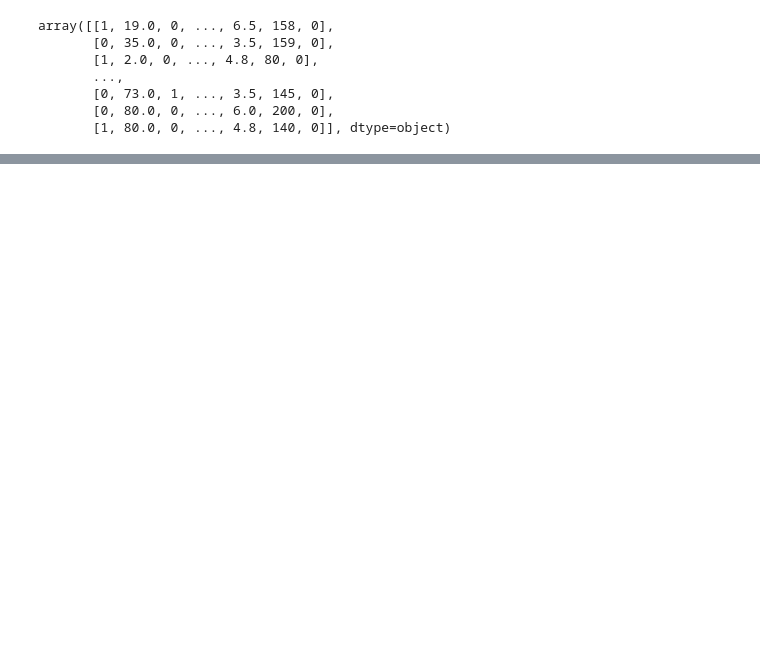
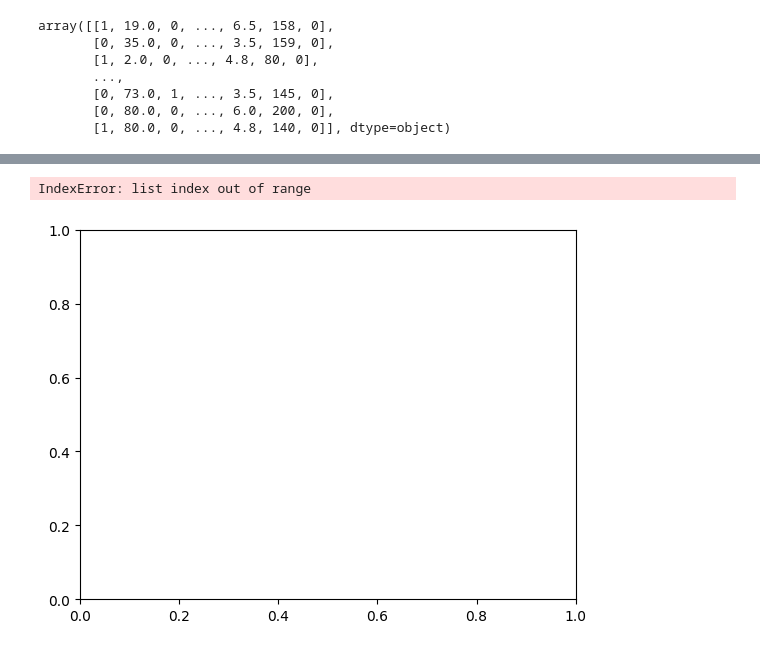
Before and after one commit to Data-science-exam/Python-code, a Jupyter notebook: xg_boost.ipynb, the cells around one changed output, grey strips where cells are left out. Cells and saved outputs as stored; diff of their text form; code cells hidden in the pictures; blank space fills up the shorter version.

```diff
--- a/xg_boost.ipynb
+++ b/xg_boost.ipynb
@@ -109,0 +177,5 @@ xgb.plot_importance(bst)
+# %%
+xgb.plot_tree(bst, num_trees=2)
+# %% [output]
+IndexError: list index out of range
+[figure, added]
```
Also changed, not shown: parts of 10 cells of this notebook, 1 other file.
